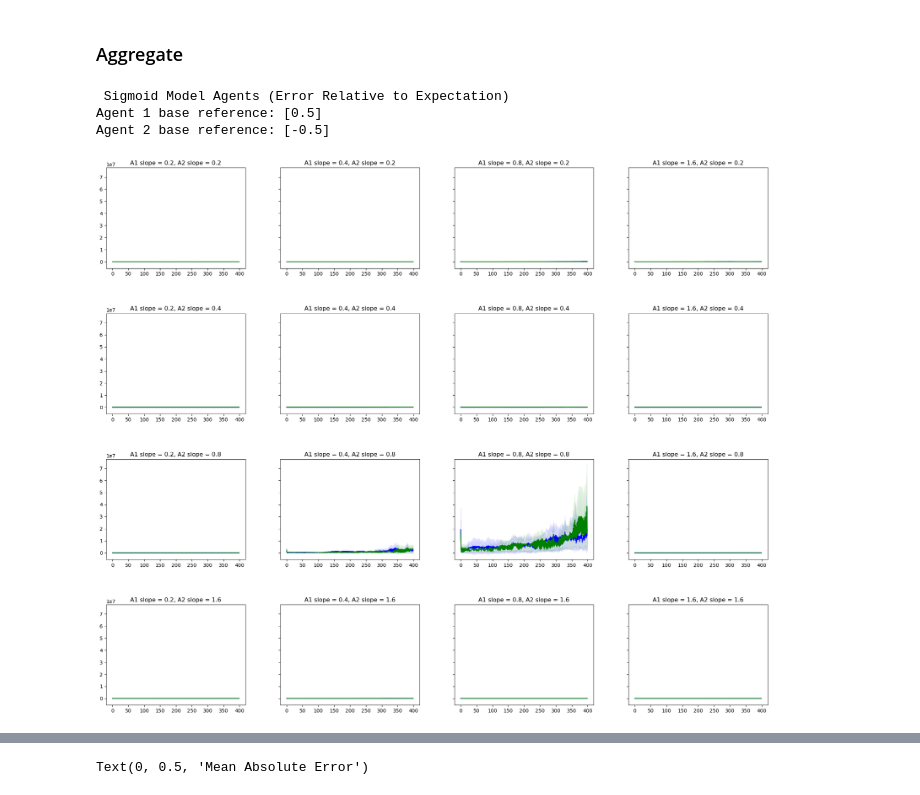
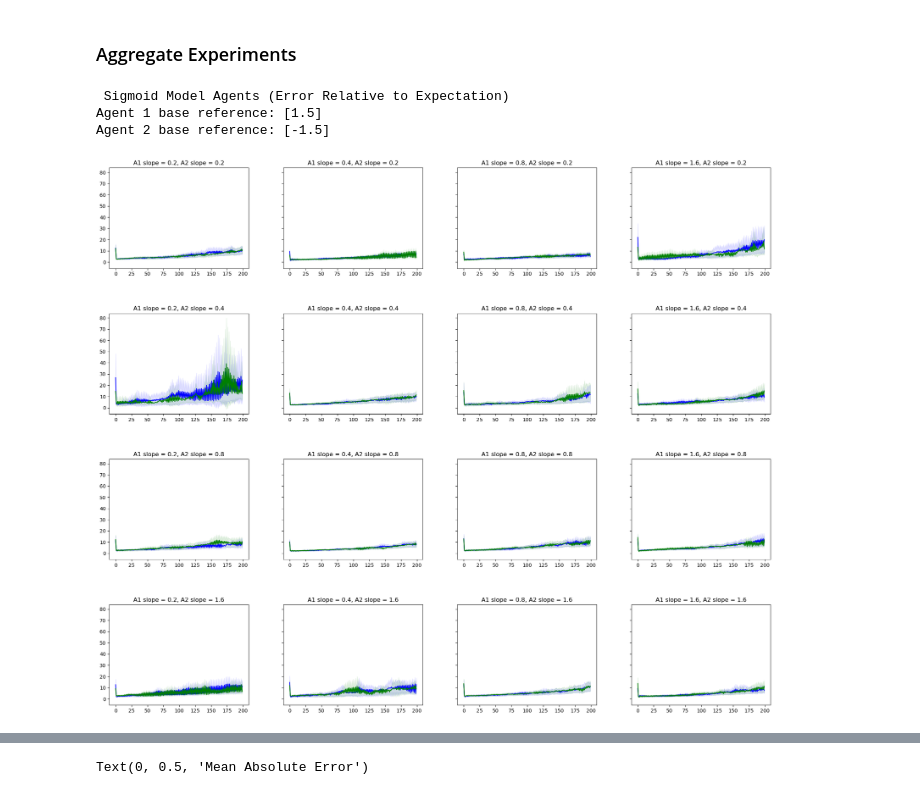
Before and after one commit to jprod/Control, a Jupyter notebook: two_ref_update_sigmoid.ipynb, the cells around one changed output, grey strips where cells are left out. Cells and saved outputs as stored; diff of their text form; code cells hidden in the pictures.

```diff
--- a/two_ref_update_sigmoid.ipynb
+++ b/two_ref_update_sigmoid.ipynb
@@ -21,8 +21,8 @@ A1 = np.array([[1]])
 A2 = np.array([[1]])
 
 # reference matrix (how do I expect/want others to behave? target values)
-R1 = np.array([0.5])
-R2 = np.array([-0.5])
+R1 = np.array([1.5])
+R2 = np.array([-1.5])
 
 # Initial behavior
 behav_1 = np.array([-2.5])
@@ -191,5 +193,5 @@ system_estimate=A2, reference=R2, init_behavior=behav_2)
 # %%
-np.random.seed(181)
+np.random.seed(77)
 w = 6; h = 5
 ncols = 4
 nrows = 4
@@ -201,7 +203,7 @@ agents2 = [agent202,agent204,agent208,agent216]
 fig, ax = plt.subplots(nrows, ncols, figsize=(w*ncols, h*nrows), dpi=100,
                        sharey=True)#, sharex=True)
 plt.subplots_adjust(wspace=0.25,hspace=0.45)
-trials = 100
+trials = 200
 time = [i for i in range(trials)]
 
 for ix, param in enumerate(param_vals):
@@ -294,7 +296,7 @@ Agent 2 base reference: [-0.5]
 # %%
 
 
-np.random.seed(181)
+np.random.seed(77)
 w = 6; h = 5
 ncols = 4
 nrows = 4
@@ -306,7 +308,7 @@ agents2 = [agent202,agent204,agent208,agent216]
 fig, ax = plt.subplots(nrows, ncols, figsize=(w*ncols, h*nrows), dpi=100,
                        sharey=True)#, sharex=True)
 plt.subplots_adjust(wspace=0.25,hspace=0.45)
-trials = 100
+trials = 200
 time = [i for i in range(trials)]
 
 
@@ -400,5 +402,5 @@ Agent 2 base reference: [-0.5]
 # %% [markdown]
-### Aggregate
+### Aggregate Experiments
 # %%
 # np.random.seed(181)
 w = 6; h = 5
@@ -412,8 +414,8 @@ agents2 = [agent202,agent204,agent208,agent216]
 fig, ax = plt.subplots(nrows, ncols, figsize=(w*ncols, h*nrows), dpi=100,
                        sharey=True)#, sharex=True)
 plt.subplots_adjust(wspace=0.25,hspace=0.45)
-experiments = 50
-trials = 400
+experiments = 200
+trials = 200
 time = [i for i in range(trials)]
 
 for ix, param in enumerate(param_vals):
@@ -506,36 +508,36 @@ for ix, param in enumerate(param_vals):
     lower1 = lower1.reshape(trials,)
     upper2 = mean_error2+ci2
     lower2 = mean_error2-ci2
     upper2 = upper2.reshape(trials,)
     lower2 = lower2.reshape(trials,)
     # fig, ax = plt.subplots()
     # ax.plot(t,mean_error1, 'b',label="Agent 1")
     # ax.plot(t,mean_error2, 'g', label="Agent 2")
     # ax.fill_between(t, lower1, upper1, color='b', alpha=.1)
     # ax.fill_between(t, lower2, upper2, color='g', alpha=.1)
 
     ai = tups[ix]
 
     # plots
     ax[ai].plot(time, mean_error1, 'b',label="Agent 1")
     ax[ai].plot(time, mean_error2, 'g', label="Agent 2")
     ax[ai].fill_between(t, lower1, upper1, color='b', alpha=.1)
     ax[ai].fill_between(t, lower2, upper2, color='g', alpha=.1)
     ax[ai].set_title('A1 slope = {}, A2 slope = {}'.format(agents_slope[param%4], agents_slope[int(((param - (param%4)))/ncols)]))
     # ax[ai].set_xlim(0,t)
     # ax[ai].set_ylim(0,1)
     ax[ai].tick_params(axis='x')
     ax[ai].tick_params(axis='y')
 
 print("\n Sigmoid Model Agents (Error Relative to Expectation)")
 print("Agent 1 base reference: {}".format(R1))
 print("Agent 2 base reference: {}".format(R2))
 plt.show()
 # %% [output]
  Sigmoid Model Agents (Error Relative to Expectation)
-Agent 1 base reference: [0.5]
-Agent 2 base reference: [-0.5]
+Agent 1 base reference: [1.5]
+Agent 2 base reference: [-1.5]
-[figure, old version]
+[figure, new version]
 # %%
 # np.random.seed(181)
 w = 6; h = 5
```
Also changed, not shown: parts of 5 cells of this notebook, 3 other files.
